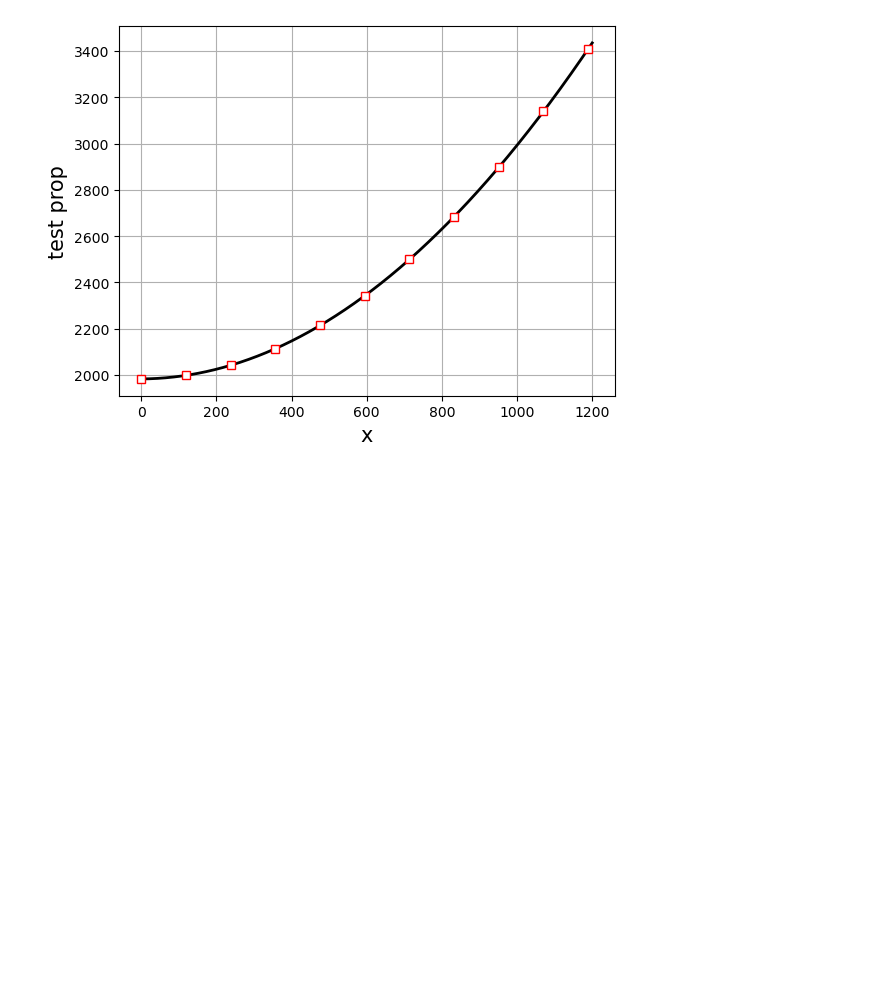
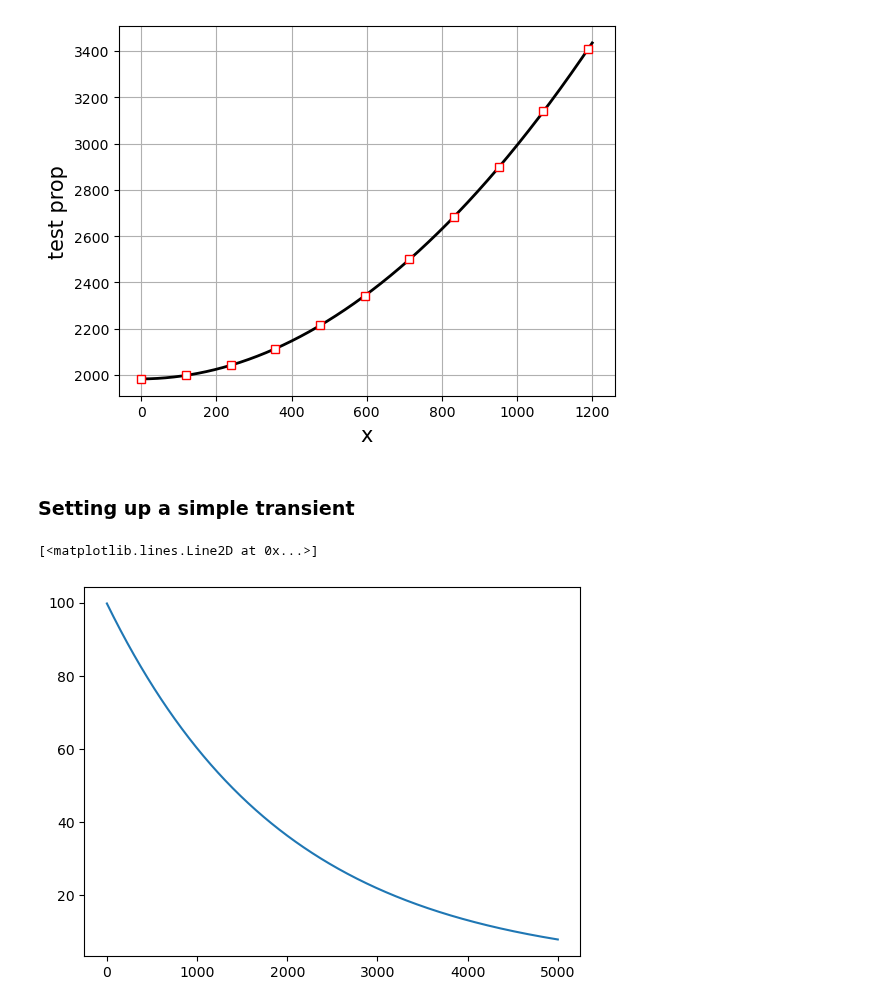
Before and after one commit to jfaulkner31/mothman, a Jupyter notebook: lumpedCapacitorTesting.ipynb, the cells around one changed output. Drawn from its saved outputs; the diff is of its cells as text; code cells hidden in the pictures; blank space fills up the shorter version.

```diff
--- a/lumpedCapacitorTesting.ipynb
+++ b/lumpedCapacitorTesting.ipynb
@@ -5,3 +7,22 @@ mat = LumpedMaterialProperty(name='test prop', function_coeffs=[1983, 0.01, 0.00
 mat.plot_prop(xMin=0, xMax=1200)
 # %% [output]
 [figure]
+# %% [markdown]
+### Setting up a simple transient
+# %%
+### Make a lumped capacitor
+cp = LumpedMaterialProperty(name='specific heat', function_coeffs=[1983.0])
+graphite = LumpedCapacitor(mass = 1, power = 0, h=1, A=1, L=1, C=cp, thermal_cond=1, initial_T=100,T_bulk=0, epsilon=1e-2)
+
+the_times = np.linspace(0,5000, 1000)
+the_dt = the_times[2] - the_times[1]
+the_ts = np.array([])
+
+for _ in the_times:
+  graphite.solve(_dt = the_dt)
+  the_ts = np.append(the_ts, graphite.T)
+
+plt.plot(the_times, the_ts)
+# %% [output]
+[<matplotlib.lines.Line2D at 0x...>]
+[figure, added]
```
Also changed, not shown: parts of 3 cells of this notebook, 7 other files.
